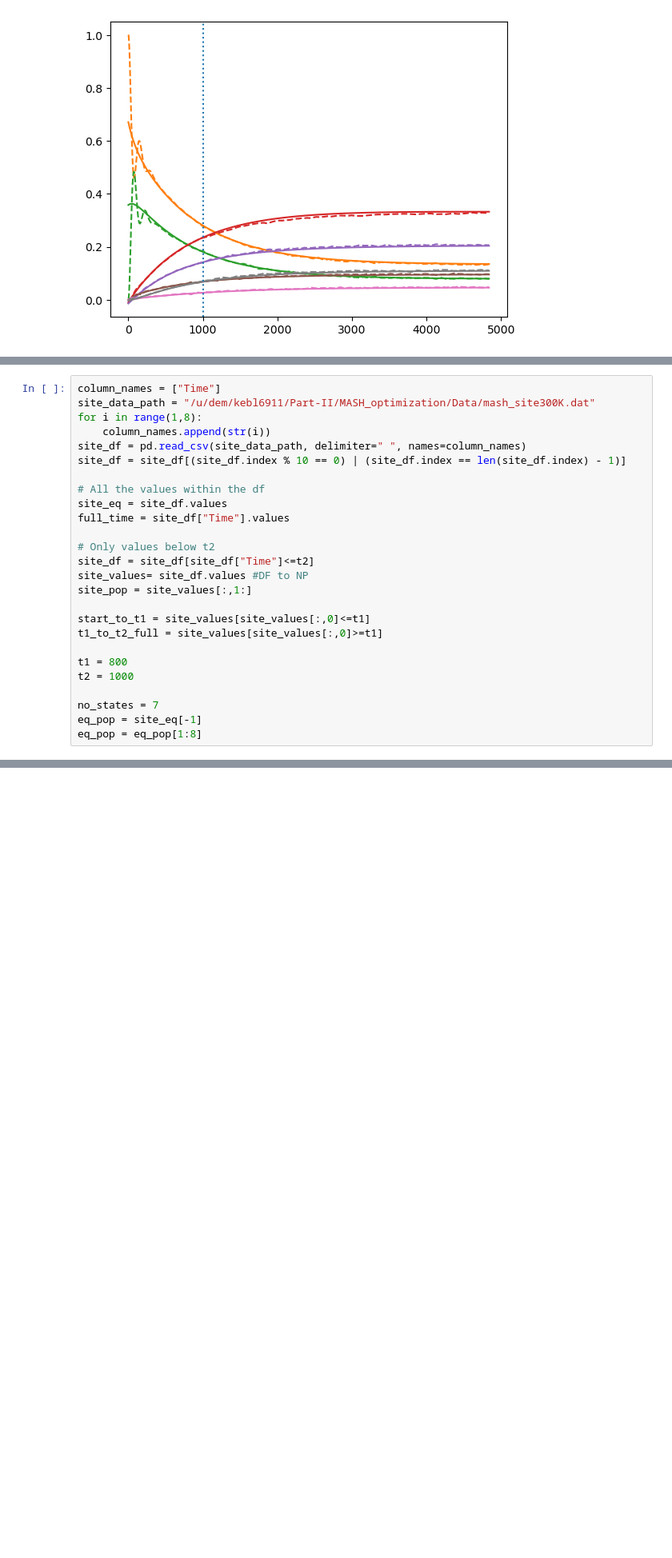
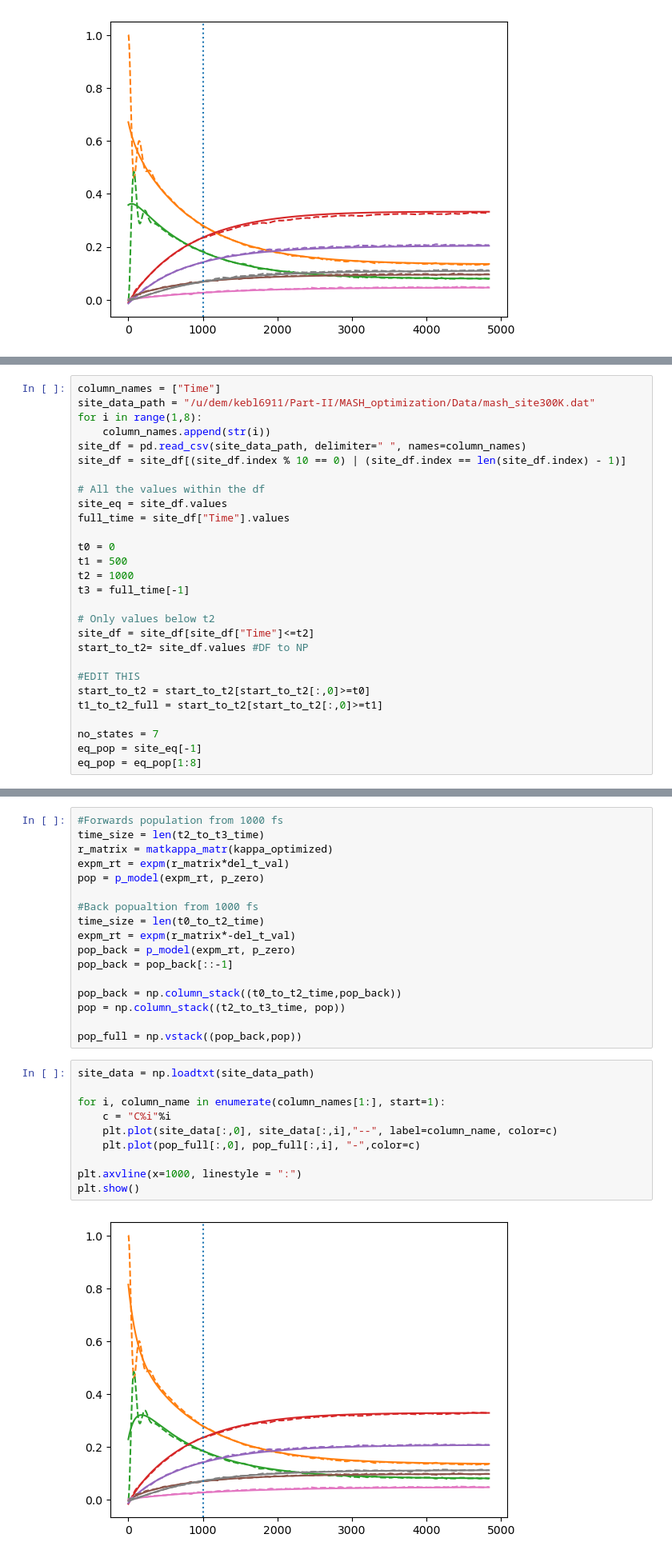
Before and after one commit to chloe-cyc/Part-II, a Jupyter notebook: MASH_optimization/t_1_2_Testing/new_method.ipynb, the cells around one changed output, grey strips where cells are left out. Shown: that part at 80% size. Cells and saved outputs as stored; diff of their text form; blank space fills up the shorter version.

```diff
--- a/MASH_optimization/t_1_2_Testing/new_method.ipynb
+++ b/MASH_optimization/t_1_2_Testing/new_method.ipynb
@@ -198,16 +185,18 @@ site_df = site_df[(site_df.index % 10 == 0) | (site_df.index == len(site_df.inde
 site_eq = site_df.values
 full_time = site_df["Time"].values
 
+t0 = 0
+t1 = 500
+t2 = 1000
+t3 = full_time[-1]
+
 # Only values below t2
 site_df = site_df[site_df["Time"]<=t2]
-site_values= site_df.values #DF to NP
-site_pop = site_values[:,1:]
+start_to_t2= site_df.values #DF to NP
 
-start_to_t1 = site_values[site_values[:,0]<=t1]
-t1_to_t2_full = site_values[site_values[:,0]>=t1]
-
-t1 = 800
-t2 = 1000
+#EDIT THIS
+start_to_t2 = start_to_t2[start_to_t2[:,0]>=t0]
+t1_to_t2_full = start_to_t2[start_to_t2[:,0]>=t1]
 
 no_states = 7
 eq_pop = site_eq[-1]
@@ -266,0 +270,29 @@ np.savetxt(f"/u/dem/kebl6911/Part-II/MASH_optimization/t_1_2_Testing/800_1000_ka
+# %%
+#Forwards population from 1000 fs
+time_size = len(t2_to_t3_time)
+r_matrix = matkappa_matr(kappa_optimized)
+expm_rt = expm(r_matrix*del_t_val)
+pop = p_model(expm_rt, p_zero)
+
+#Back popualtion from 1000 fs
+time_size = len(t0_to_t2_time)
+expm_rt = expm(r_matrix*-del_t_val)
+pop_back = p_model(expm_rt, p_zero)
+pop_back = pop_back[::-1]
+
+pop_back = np.column_stack((t0_to_t2_time,pop_back))
+pop = np.column_stack((t2_to_t3_time, pop))
+
+pop_full = np.vstack((pop_back,pop))
+# %%
+site_data = np.loadtxt(site_data_path)
+
+for i, column_name in enumerate(column_names[1:], start=1):
+    c = "C%i"%i
+    plt.plot(site_data[:,0], site_data[:,i],"--", label=column_name, color=c)
+    plt.plot(pop_full[:,0], pop_full[:,i], "-",color=c)
+
+plt.axvline(x=1000, linestyle = ":")
+plt.show()
+# %% [output]
+[figure, added]
```
Also changed, not shown: parts of 6 cells of this notebook.
